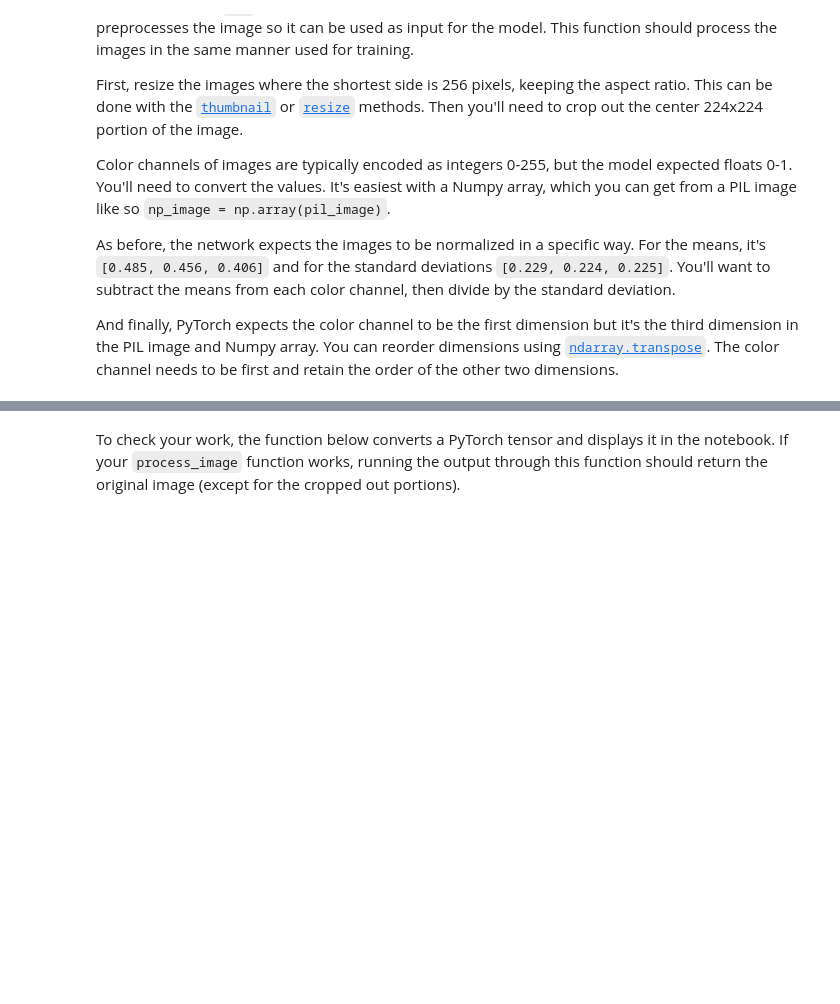
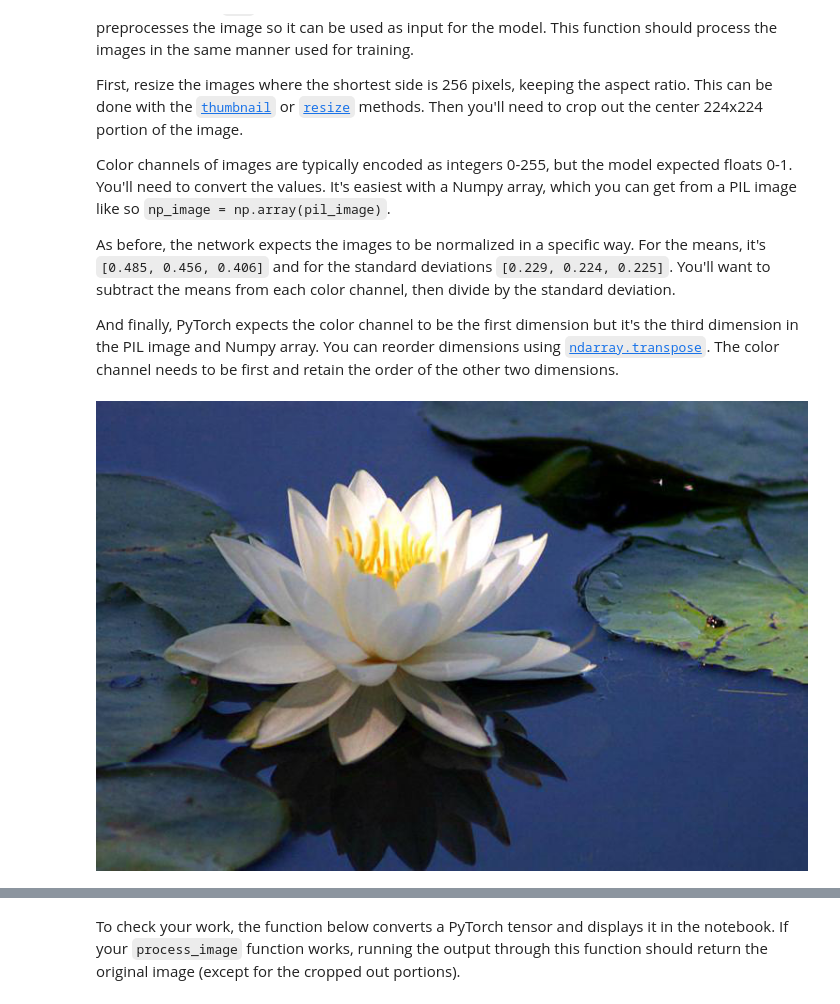
Before and after one commit to dzekem/Capstone-Udacity, a Jupyter notebook: Image Classifier Project.ipynb, the cells around one changed output, grey strips where cells are left out. Cells and saved outputs as stored; diff of their text form; code cells hidden in the pictures; blank space fills up the shorter version.

```diff
--- a/Image Classifier Project.ipynb
+++ b/Image Classifier Project.ipynb
@@ -362,0 +399,5 @@ def process_image(image):
+# %%
+image = Image.open(test_dir + '/73/image_00400.jpg')
+image
+# %% [output]
+[figure, added]
```
Also changed, not shown: parts of 10 cells of this notebook.
